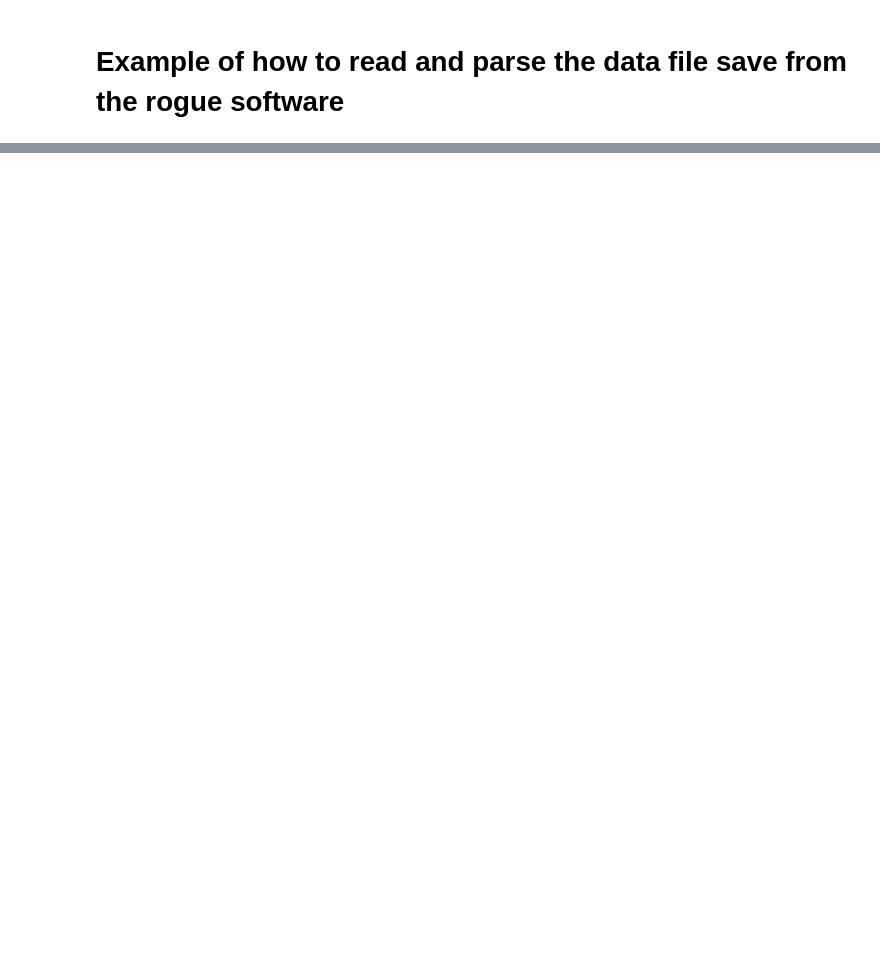
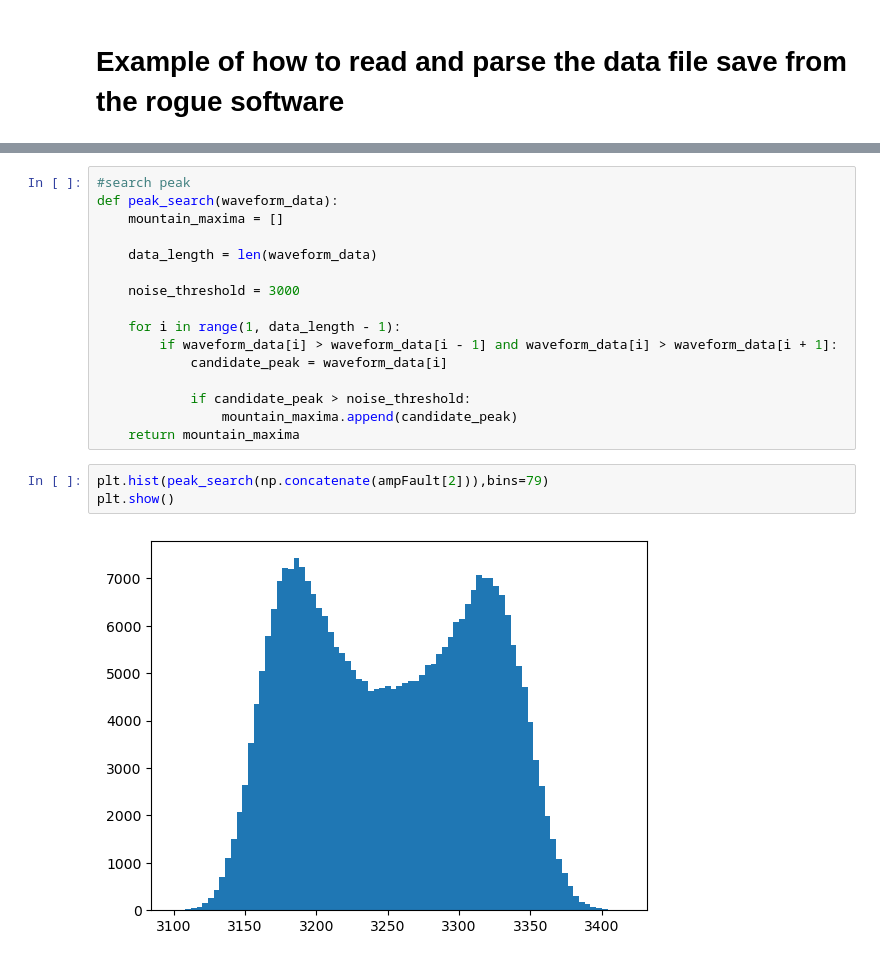
Before and after one commit to slaclab/kek-bpm-rfsoc-dev, a Jupyter notebook: software/notebooks/ExampleDatFileReader.ipynb, the cells around one changed output, grey strips where cells are left out. Cells and saved outputs as stored; diff of their text form; blank space fills up the shorter version.

```diff
--- a/software/notebooks/ExampleDatFileReader.ipynb
+++ b/software/notebooks/ExampleDatFileReader.ipynb
@@ -72,0 +74,21 @@ plt.grid()
+# %%
+#search peak
+def peak_search(waveform_data):
+    mountain_maxima = []
+
+    data_length = len(waveform_data)
+
+    noise_threshold = 3000
+
+    for i in range(1, data_length - 1):
+        if waveform_data[i] > waveform_data[i - 1] and waveform_data[i] > waveform_data[i + 1]:
+            candidate_peak = waveform_data[i]
+
+            if candidate_peak > noise_threshold:
+                mountain_maxima.append(candidate_peak)
+    return mountain_maxima
+# %%
+plt.hist(peak_search(np.concatenate(ampFault[2])),bins=79)
+plt.show()
+# %% [output]
+[figure, added]
```
Also changed, not shown: parts of 4 cells of this notebook.
